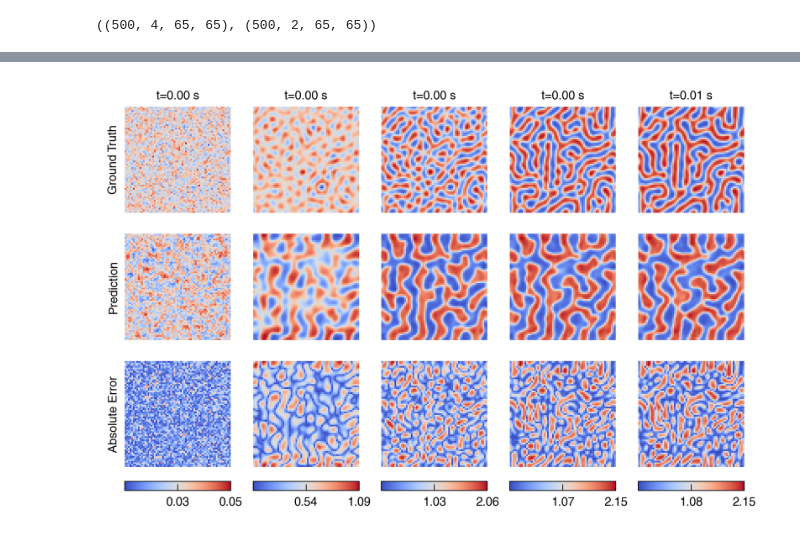
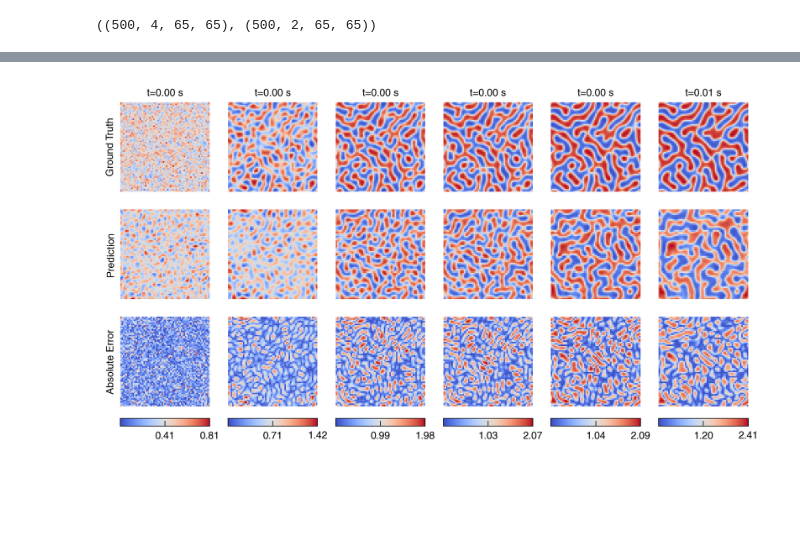
Before and after one commit to NanxiiChen/PF-PINO, a Jupyter notebook: spinodal_decomp/eval.ipynb, the cells around one changed output, grey strips where cells are left out. Saved outputs shown, nothing was run; the diff lists cells and outputs as text; code cells hidden in the pictures; blank space fills up the shorter version.

```diff
--- a/spinodal_decomp/eval.ipynb
+++ b/spinodal_decomp/eval.ipynb
@@ -166,5 +166,5 @@ MSE: 1.273663747269893e-05
 # %%
-test_solutions = jnp.load(os.path.join(configs.data_dir, "solutions_grid.npy"))
+test_solutions = jnp.load(os.path.join(configs.test_data_dir, "solutions_grid.npy"))
 u0 = test_solutions[:, 0, :, :]
 y_test = test_solutions[:, 1:, :, :]
 auto_reg_fn = partial(
@@ -174,7 +174,7 @@ auto_reg_fn = partial(
 )
 u_preds = jax.vmap(auto_reg_fn)(u0)
 # %%
-idxs = [0,25, 50, 80, 100,]
+idxs = [0, 20, 40, 50, 80, 100,]
 meshesx = meshes[0]
 meshesy = meshes[1]
 example_th = -1
@@ -196,31 +196,31 @@ for i, idx in enumerate(idxs):
     ax.pcolormesh(meshesx, meshesy, u_preds[example_th, idx, component, :, :], shading='auto', cmap='coolwarm')
     if i == 0:
         ax.text(-0.05, 0.5, "Prediction", ha="right", va="center", transform=ax.transAxes, rotation=90)
     ax.set_axis_off()
     ax.set_aspect('equal')
 
     ax = axes[2, i]
     diff = jnp.abs(y_test[example_th, idx, component, :, :] - u_preds[example_th, idx, component, :, :])
     # diff_ax = ax.contourf(meshesx, meshesy, diff, levels=20, cmap='coolwarm')
     diff_ax = ax.pcolormesh(meshesx, meshesy, diff, shading='auto', cmap='coolwarm')
     if i == 0:
         ax.text(-0.05, 0.5, "Absolute Error", ha="right", va="center", transform=ax.transAxes, rotation=90)
     ax.set_axis_off()
     ax.set_aspect('equal')
     ax_bar = fig.add_axes([ax.get_position().x0,
                            ax.get_position().y0 - 0.05,
                            ax.get_position().width,
                            0.02])
 
     # L2 = jnp.linalg.norm(y_test[example_th, idx, component, :, :] - u_preds[example_th, idx, component, :, :]) / jnp.linalg.norm(y_test[example_th, idx, component, :, :])
     # # format as latex string wish scientific notation (\times 10^)
     # L2_magnitude = jnp.floor(jnp.log10(L2))
     # L2_coefficient = L2 / (10 ** L2_magnitude)
     # L2_text = r"$L_2=" + f"{L2_coefficient:.2f}" + r"\times 10^{" + f"{int(L2_magnitude)}" + "}$"
     # ax.text(0.01, 0.99, L2_text, ha="left", va="top", transform=ax.transAxes, fontsize=5, color='white')
 
     # fewer ticks on colorbar with 2 precision
     fig.colorbar(diff_ax, cax=ax_bar, orientation='horizontal',
                  format='%.2f', ticks=jnp.linspace(0, jnp.max(diff), num=3))
 # %% [output]
-[figure, old version]
+[figure, new version]
```
Also changed, not shown: parts of 3 cells of this notebook, 6 other files.
